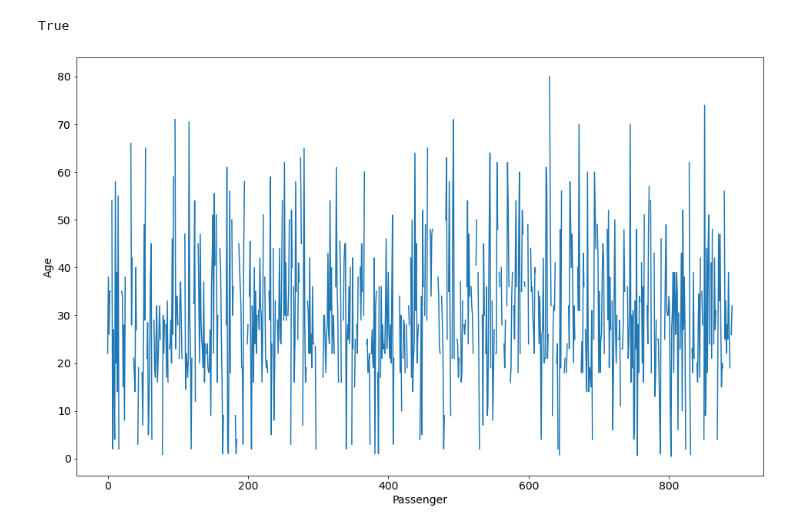
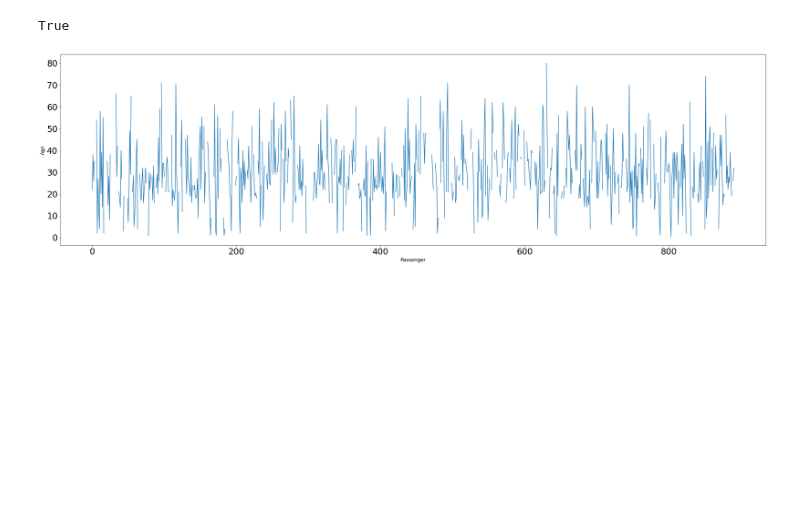
Before and after one commit to julioreis-dev/tutorial_pandas, a Jupyter notebook: plotgraf.ipynb, the cells around one changed output. Drawn from its saved outputs; the diff is of its cells as text; code cells hidden in the pictures; blank space fills up the shorter version.

```diff
--- a/plotgraf.ipynb
+++ b/plotgraf.ipynb
@@ -5,6 +5,8 @@ import pandas as pd
 import matplotlib.pyplot as plt
 # %%
 df = pd.read_csv('titanic.csv')
+# %%
+plt.rcParams['figure.figsize'] = (20,7)
 # %%
 df.head()
 # %% [output]
@@ -57,12 +59,12 @@ df.isna().values.any()
 # %% [output]
 True
 # %%
-plt.figure(figsize=(16,10))
-plt.xticks(fontsize=14)
-plt.yticks(fontsize=14)
+plt.figure(figsize=(36,10))
+plt.xticks(fontsize=24)
+plt.yticks(fontsize=24)
 plt.xlabel('Passenger', fontsize=14)
 plt.ylabel('Age', fontsize=14)
 plt.plot(df.Age)
 plt.show()
 # %% [output]
-[figure, old version]
+[figure, new version]
```
Also changed, not shown: parts of 5 cells of this notebook.
